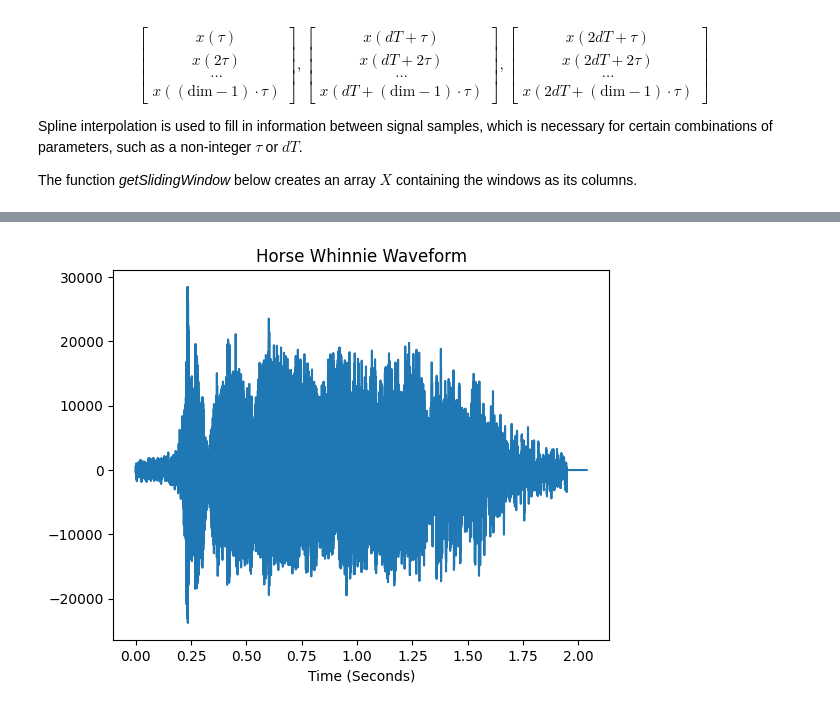
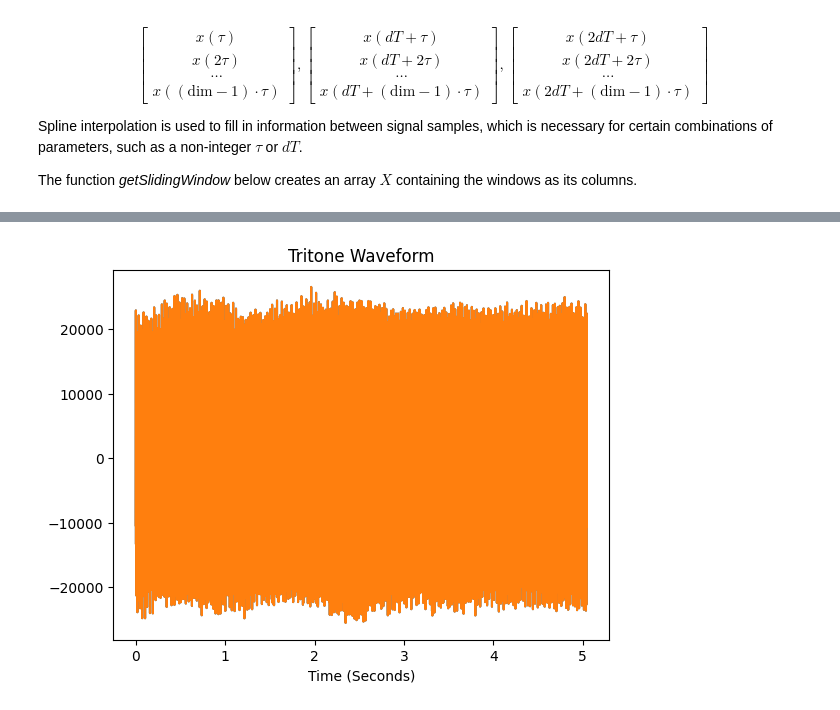
Before and after one commit to LuisScoccola/emalca-applied-topology-minicourse, a Jupyter notebook: notebooks/N2-periodicityDetection.ipynb, the cells around one changed output, grey strips where cells are left out. Drawn from its saved outputs; the diff is of its cells as text; code cells hidden in the pictures.

```diff
--- a/notebooks/N2-periodicityDetection.ipynb
+++ b/notebooks/N2-periodicityDetection.ipynb
@@ -481,16 +359,16 @@ horsewhinnie.wav    100%[===================>] 175.56K  --.-KB/s    in 0.02s
 # %%
 #Read in the audio file.  Fs is the sample rate, and
 #X is the audio signal
-Fs, X = scipy.io.wavfile.read("horsewhinnie.wav")
+Fs, X = scipy.io.wavfile.read("tritone.wav")
 plt.figure()
 plt.plot(np.arange(len(X))/float(Fs), X)
 plt.xlabel("Time (Seconds)")
-plt.title("Horse Whinnie Waveform")
+plt.title("Tritone Waveform")
 plt.show()
 
 from IPython.display import Audio
 # load a remote WAV file
-Audio('horsewhinnie.wav')
+Audio('tritone.wav')
 # %% [output]
-[figure, old version]
+[figure, new version]
 [interactive output not drawn]
```
Also changed, not shown: parts of 26 cells of this notebook, 2 other files.
